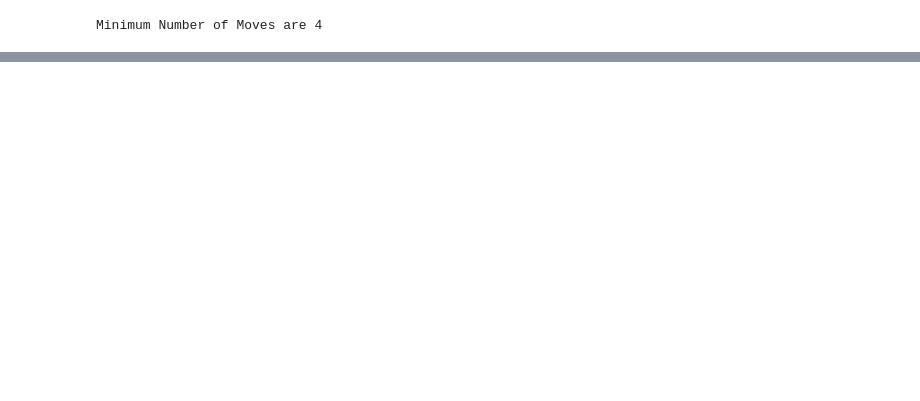
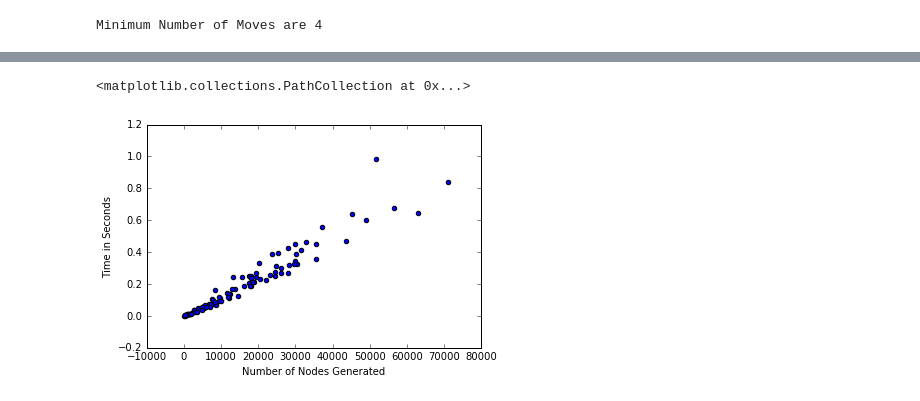
Before and after one commit to danielsamfdo/CS683, a Jupyter notebook: HW1/HW1 - Horse.ipynb, the cells around one changed output, grey strips where cells are left out. Drawn from its saved outputs; the diff is of its cells as text; code cells hidden in the pictures; blank space fills up the shorter version.

```diff
--- a/HW1/HW1 - Horse.ipynb
+++ b/HW1/HW1 - Horse.ipynb
@@ -195,0 +214,7 @@ plt.scatter(xNodesExpanded,y)
+# %%
+plt.xlabel('Number of Nodes Generated')
+plt.ylabel('Time in Seconds')
+plt.scatter(xNodesGenerated,y)
+# %% [output]
+<matplotlib.collections.PathCollection at 0x...>
+[figure, added]
```
Also changed, not shown: parts of 8 cells of this notebook.
